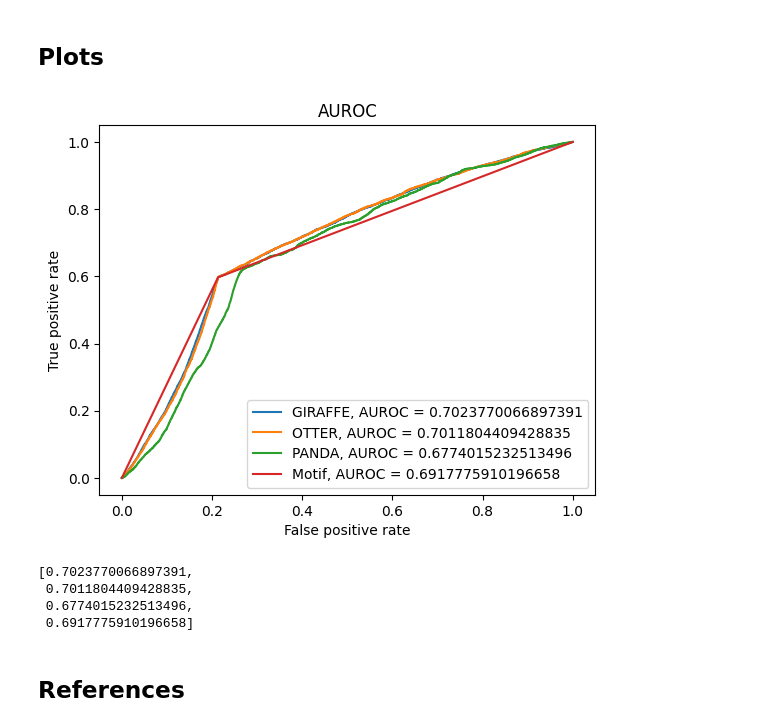
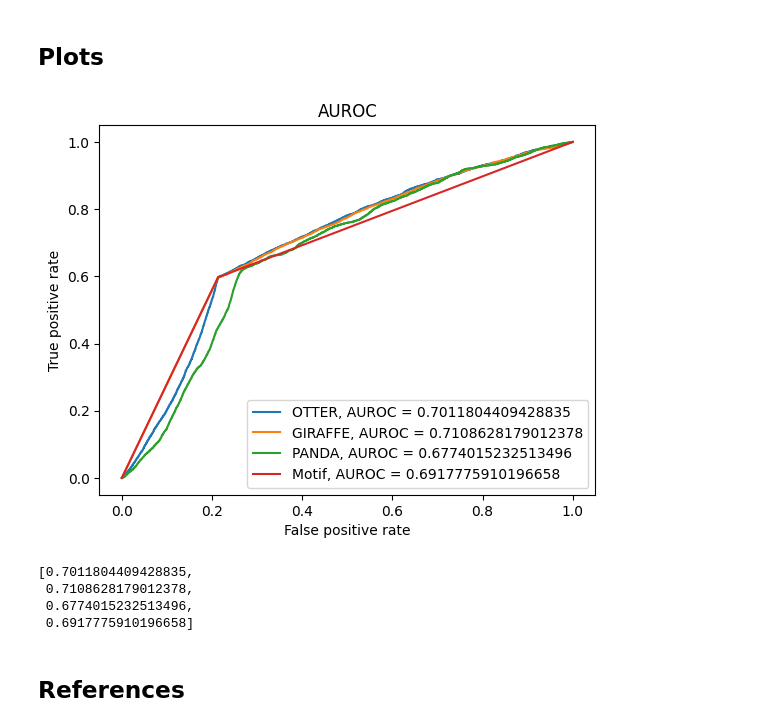
Before and after one commit to soelmicheletti/giraffe, a Jupyter notebook: notebooks/Recovering regulation on Yeast.ipynb, the cells around one changed output. Cells and saved outputs as stored; diff of their text form; code cells hidden in the pictures.

```diff
--- a/notebooks/Recovering regulation on Yeast.ipynb
+++ b/notebooks/Recovering regulation on Yeast.ipynb
@@ -47,7 +47,7 @@ def get_ground_truth_and_estimation(estimated_regulation):
 # %% [markdown]
 ## GIRAFFE
 # %%
-giraffe_regulation = giraffe.Giraffe(expression, motif_matrix.to_numpy(), ppi.to_numpy() + np.eye(ppi.shape[0]), lr = 1e-6).get_regulation()
+giraffe_regulation = giraffe.Giraffe(expression, motif_matrix.to_numpy(), ppi.to_numpy() + np.eye(ppi.shape[0]), lr = 1e-8).get_regulation()
 # %%
 ground_truth, pred_giraffe = get_ground_truth_and_estimation(pd.DataFrame(np.abs(giraffe_regulation), index = motif_matrix.index, columns = motif_matrix.columns))
 # %% [markdown]
@@ -88,13 +88,13 @@ ground_truth, pred_motif = get_ground_truth_and_estimation(pd.DataFrame(motif_ma
 ## Plots
 # %%
 giraffe.utils.plot_auroc(ground_truth,
-                         [pred_giraffe, pred_otter, pred_panda, pred_motif],
-                         ["GIRAFFE", "OTTER", "PANDA", "Motif"]
+                         [pred_otter, pred_giraffe, pred_panda, pred_motif],
+                         ["OTTER", "GIRAFFE", "PANDA", "Motif"]
                         )
 # %% [output]
-[figure, old version]
+[figure, new version]
-[0.7023770066897391,
- 0.7011804409428835,
+[0.7011804409428835,
+ 0.7108628179012378,
  0.6774015232513496,
  0.6917775910196658]
 # %% [markdown]
```
Also changed, not shown: parts of 1 cell of this notebook.
